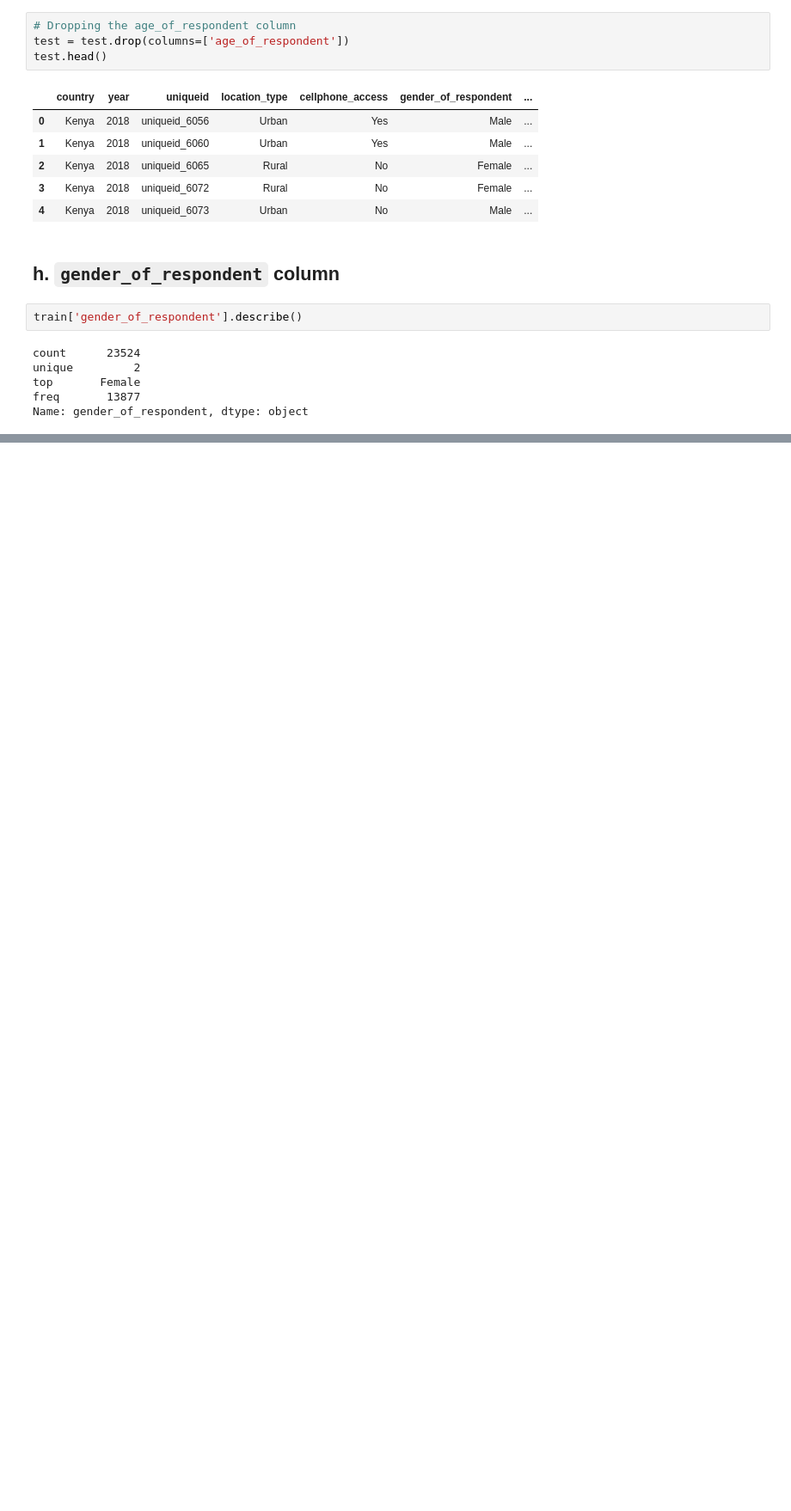
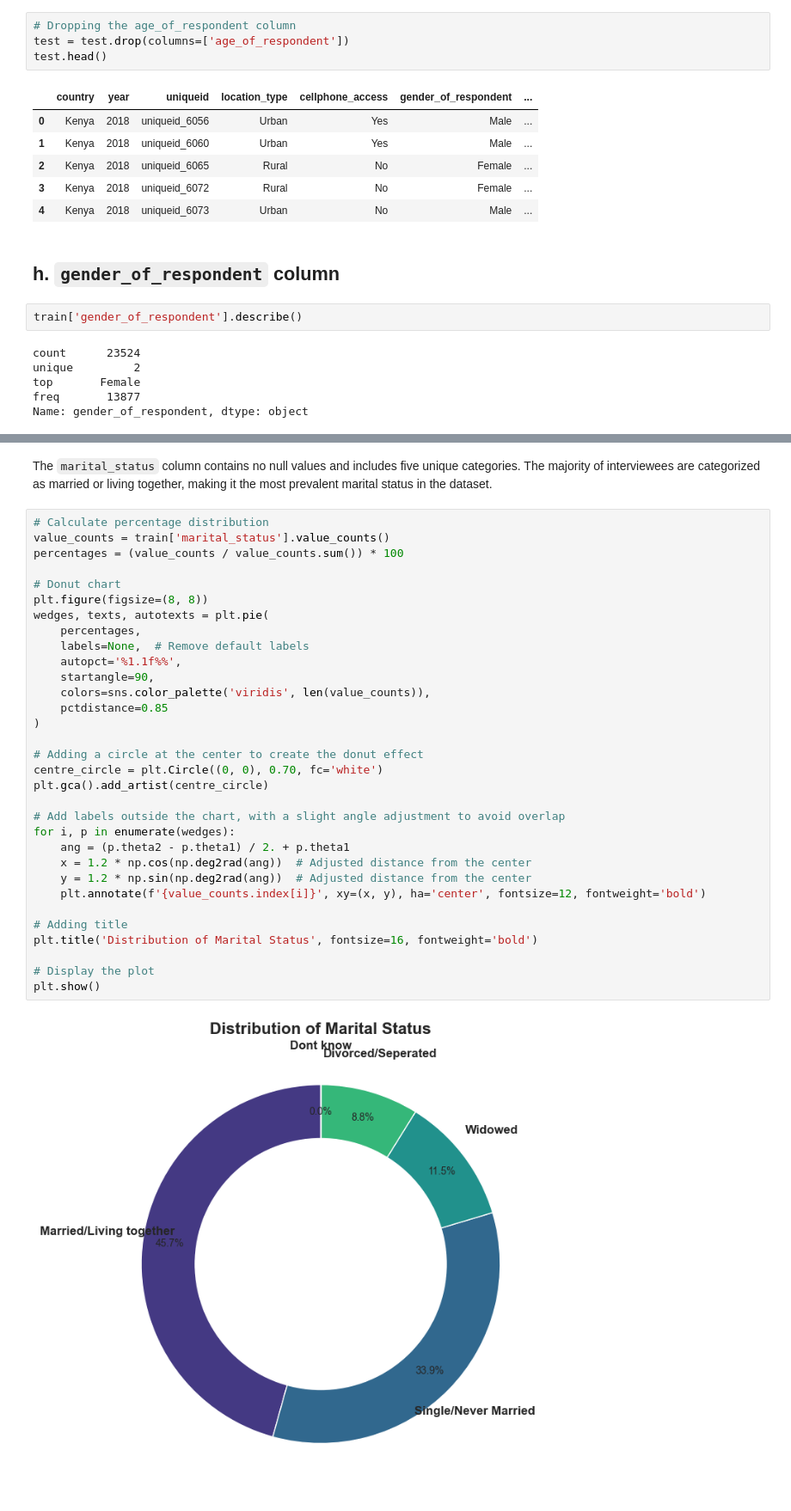
Before and after one commit to KamauGilbert/financial_inclusion_in_africa, a Jupyter notebook: financial_inclusion.ipynb, the cells around one changed output, grey strips where cells are left out. Shown: that part at 86% size. Saved outputs shown, nothing was run; the diff lists cells and outputs as text; blank space fills up the shorter version.

```diff
--- a/financial_inclusion.ipynb
+++ b/financial_inclusion.ipynb
@@ -840,0 +993,36 @@ The `gender_of_respondent` column contains
+# %% [markdown]
+The `marital_status` column contains no null values and includes five unique categories. The majority of interviewees are categorized as married or living together, making it the most prevalent marital status in the dataset.
+# %%
+# Calculate percentage distribution
+value_counts = train['marital_status'].value_counts()
+percentages = (value_counts / value_counts.sum()) * 100
+
+# Donut chart
+plt.figure(figsize=(8, 8))
+wedges, texts, autotexts = plt.pie(
+    percentages,
+    labels=None,  # Remove default labels
+    autopct='%1.1f%%',
+    startangle=90,
+    colors=sns.color_palette('viridis', len(value_counts)),
+    pctdistance=0.85
+)
+
+# Adding a circle at the center to create the donut effect
+centre_circle = plt.Circle((0, 0), 0.70, fc='white')
+plt.gca().add_artist(centre_circle)
+
+# Add labels outside the chart, with a slight angle adjustment to avoid overlap
+for i, p in enumerate(wedges):
+    ang = (p.theta2 - p.theta1) / 2. + p.theta1
+    x = 1.2 * np.cos(np.deg2rad(ang))  # Adjusted distance from the center
+    y = 1.2 * np.sin(np.deg2rad(ang))  # Adjusted distance from the center
+    plt.annotate(f'{value_counts.index[i]}', xy=(x, y), ha='center', fontsize=12, fontweight='bold')
+
+# Adding title
+plt.title('Distribution of Marital Status', fontsize=16, fontweight='bold')
+
+# Display the plot
+plt.show()
+# %% [output]
+[figure, added]
```
Also changed, not shown: parts of 44 cells of this notebook.
